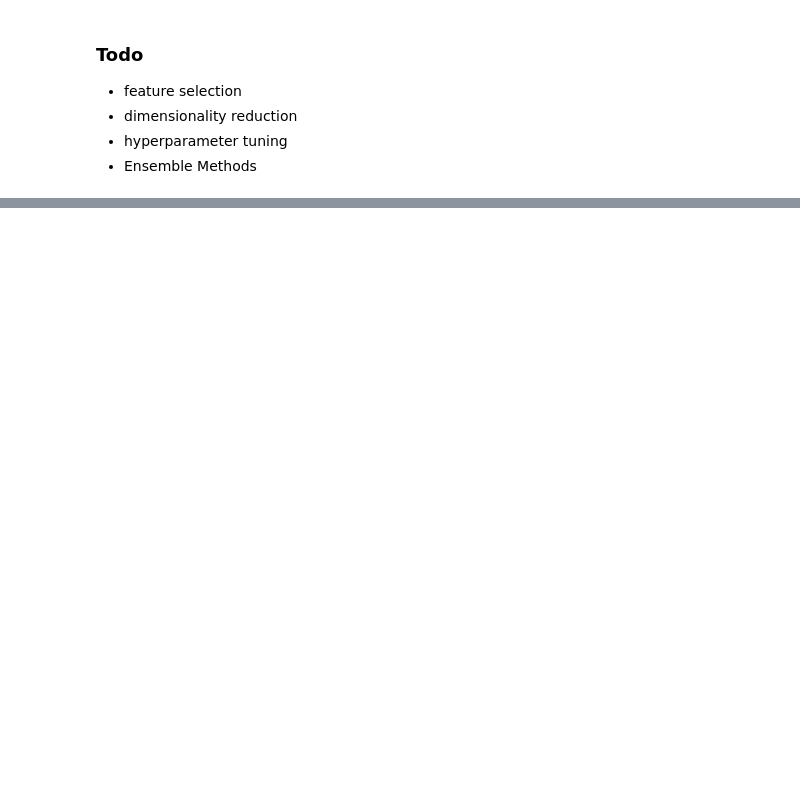
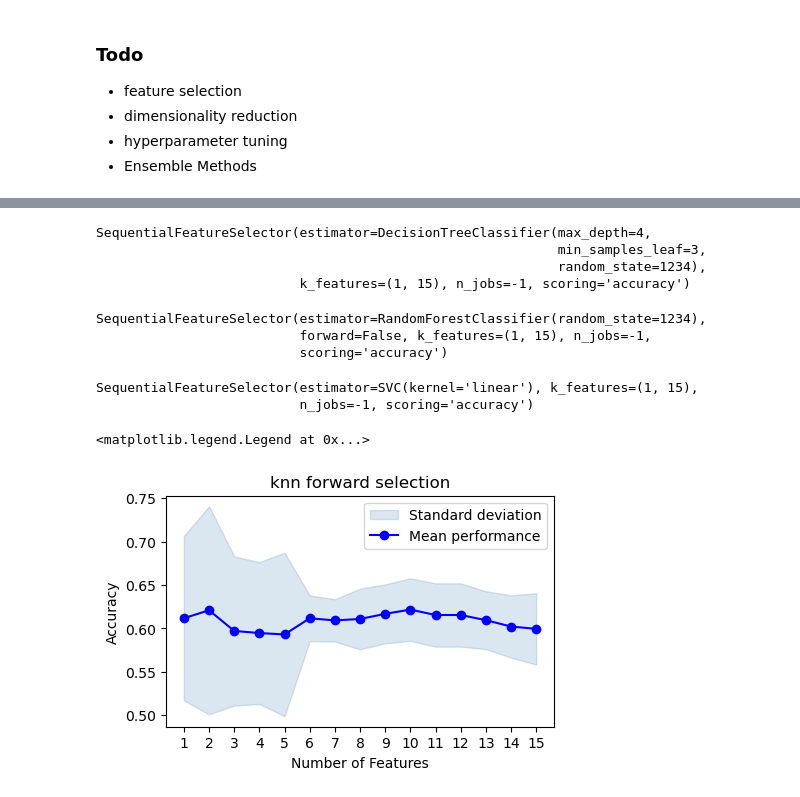
Before and after one commit to Rampenator/dsb, a Jupyter notebook: Rasmus.ipynb, the cells around one changed output, grey strips where cells are left out. Saved outputs shown, nothing was run; the diff lists cells and outputs as text; code cells hidden in the pictures; blank space fills up the shorter version.

```diff
--- a/Rasmus.ipynb
+++ b/Rasmus.ipynb
@@ -200,0 +205,11 @@ rp.plot_multi_bar_graph([accs, accs_smote, accs_drop], ["Original", "SMOTE", "Dr
+# %%
+knn_sfs = SFS(
+    knn,
+    k_features=(1, X_train_smote.shape[1]),
+    forward=True,
+    scoring="accuracy",
+    cv=5,
+    verbose=0,
+    n_jobs=-1
+)
+knn_sfs.fit(X_train_smote, y_train_smote)
@@ -200,0 +233,55 @@ rp.plot_multi_bar_graph([accs, accs_smote, accs_drop], ["Original", "SMOTE", "Dr
+# %%
+dtc_sfs = SFS(
+    dtc,
+    k_features=(1, X_train.shape[1]),
+    forward=True,
+    scoring="accuracy",
+    cv=5,
+    verbose=0,
+    n_jobs=-1
+)
+dtc_sfs.fit(X_train, y_train)
+# %% [output]
+SequentialFeatureSelector(estimator=DecisionTreeClassifier(max_depth=4,
+                                                           min_samples_leaf=3,
+                                                           random_state=1234),
+                          k_features=(1, 15), n_jobs=-1, scoring='accuracy')
+# %%
+rfc_sfs = SFS(
+    rfc,
+    k_features=(1, X_train_smote.shape[1]),
+    forward=True,
+    scoring="accuracy",
+    cv=5,
+    verbose=0,
+    n_jobs=-1
+)
+rfc_sfs_back = SFS(
+    rfc,
+    k_features=(1, X_train_smote.shape[1]),
+    forward=False,
+    scoring="accuracy",
+    cv=5,
+    verbose=0,
+    n_jobs=-1
+)
+rfc_sfs.fit(X_train_smote, y_train_smote)
+rfc_sfs_back.fit(X_train_smote, y_train_smote)
+# %% [output]
+SequentialFeatureSelector(estimator=RandomForestClassifier(random_state=1234),
+                          forward=False, k_features=(1, 15), n_jobs=-1,
+                          scoring='accuracy')
+# %%
+svc_sfs = SFS(
+    svc,
+    k_features=(1, X_train.shape[1]),
+    forward=True,
+    scoring="accuracy",
+    cv=5,
+    verbose=0,
+    n_jobs=-1
+)
+svc_sfs.fit(X_train, y_train)
+# %% [output]
+SequentialFeatureSelector(estimator=SVC(kernel='linear'), k_features=(1, 15),
+                          n_jobs=-1, scoring='accuracy')
@@ -200,0 +314,7 @@ rp.plot_multi_bar_graph([accs, accs_smote, accs_drop], ["Original", "SMOTE", "Dr
+# %%
+plot_sfs(knn_sfs.get_metric_dict(), ylabel="Accuracy", figsize=(5,3))
+plt.title("knn forward selection")
+plt.legend(["Standard deviation", "Mean performance"])
+# %% [output]
+<matplotlib.legend.Legend at 0x...>
+[figure, added]
```
Also changed, not shown: parts of 15 cells of this notebook.
